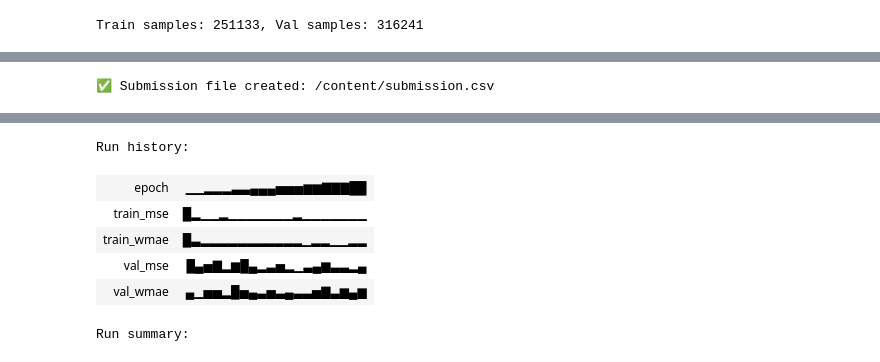
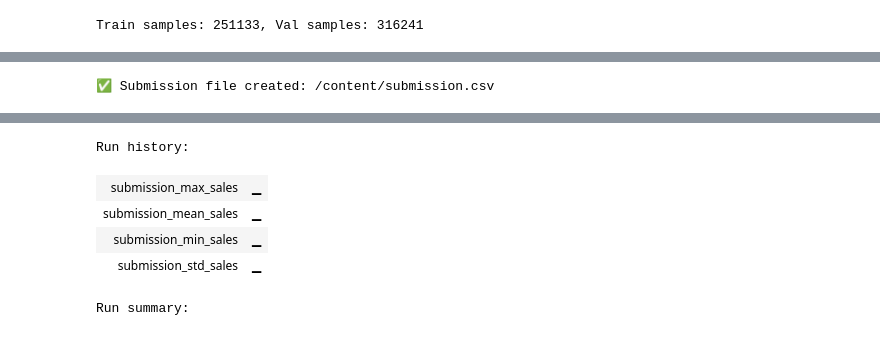
Before and after one commit to lkhok22/ML-FinalProject-Walmart-Recruiting---Store-Sales-Forecasting, a Jupyter notebook: model_experiment_DLinear.ipynb, the cells around one changed output, grey strips where cells are left out. Drawn from its saved outputs; the diff is of its cells as text; code cells hidden in the pictures.

```diff
--- a/model_experiment_DLinear.ipynb
+++ b/model_experiment_DLinear.ipynb
@@ -279,14 +406,16 @@ Epoch 20/20 — Train MSE: 0.0956, Train WMAE: 0.2780, Val MSE: 0.1057, Val WMAE
 import pandas as pd
 import numpy as np
 import torch
-from torch.utils.data import DataLoader
+from torch.utils.data import Dataset, DataLoader
 import os
+import wandb
 
-# Ensure the model is in evaluation mode
-model.eval()
-device = torch.device("cuda" if torch.cuda.is_available() else "cpu")
+# Initialize WandB for submission tracking
+wandb.init(project="walmart-dlinear", name="submission-run-v2", config={
+    "seq_len": 36, "pred_len": 6, "model": "DLinear-Enhanced", "n_features": 16
+})
 
-# Step 1: Preprocess the test data
+# Step 1: Load and preprocess test data
 test = pd.read_csv('/content/walmart_data/test.csv')
 features = pd.read_csv('/content/walmart_data/features.csv')
 stores = pd.read_csv('/content/walmart_data/stores.csv')
@@ -297,6 +426,16 @@ test_df = pd.merge(test_df, stores, on='Store', how='left')
 test_df = test_df.drop(columns=['IsHoliday_x']).rename(columns={'IsHoliday_y': 'IsHoliday'})
 test_df['Date'] = pd.to_datetime(test_df['Date'])
 test_df = test_df.sort_values(by=['Store', 'Dept', 'Date'])
+
+# Add holiday-specific features
+holiday_dates = {
+    'SuperBowl': ['2010-02-12', '2011-02-11', '2012-02-10', '2013-02-08'],
+    'LaborDay': ['2010-09-10', '2011-09-09', '2012-09-07', '2013-09-06'],
+    'Thanksgiving': ['2010-11-26', '2011-11-25', '2012-11-23', '2013-11-29'],
+    'Christmas': ['2010-12-31', '2011-12-30', '2012-12-28', '2013-12-27']
+}
+for holiday, dates in holiday_dates.items():
+    test_df[holiday] = test_df['Date'].isin(pd.to_datetime(dates)).astype(int)
 
 # Handle missing values consistently with training
 test_df['MarkDown1'].fillna(0, inplace=True)
@@ -314,14 +453,15 @@ test_df['Size'].fillna(df['Size'].mean(), inplace=True)
 
 # Scale features using the same scaler as training
 feature_cols = ['Temperature', 'Fuel_Price', 'CPI', 'Unemployment', 'MarkDown1', 'MarkDown2',
-                'MarkDown3', 'MarkDown4', 'MarkDown5', 'Size', 'Type', 'IsHoliday']
+                'MarkDown3', 'MarkDown4', 'MarkDown5', 'Size', 'Type', 'IsHoliday',
+                'SuperBowl', 'LaborDay', 'Thanksgiving', 'Christmas']
 test_df[feature_cols] = scaler_features.transform(test_df[feature_cols].clip(lower=-1e5, upper=1e5))
 
 # Check for NaN or inf
 assert not test_df[feature_cols].isna().any().any(), "NaN values in test data"
 assert not test_df[feature_cols].isin([np.inf, -np.inf]).any().any(), "Inf values in test data"
 
-# Step 2: Prepare test dataset for DLinear
+# Step 2: Prepare test sequences
 def create_test_sequences(test_df, time_series_dict, seq_len=36):
     test_data = []
     test_ids = []
@@ -330,41 +470,36 @@ def create_test_sequences(test_df, time_series_dict, seq_len=36):
     for _, row in store_dept_pairs.iterrows():
         store, dept = row['Store'], row['Dept']
         test_sub_df = test_df[(test_df['Store'] == store) & (test_df['Dept'] == dept)].sort_values('Date')
-        train_sub_df = df[(df['Store'] == store) & (df['Dept'] == dept)].sort_values('Date')
 
         if len(test_sub_df) == 0:
             continue
 
-        # Get the last seq_len weeks from training data
+        # Get historical data from training
         if (store, dept) in time_series_dict:
             train_sales = time_series_dict[(store, dept)]['sales']
             train_features = time_series_dict[(store, dept)]['features']
             train_dates = time_series_dict[(store, dept)]['dates']
         else:
-            # If no training data, use zeros or mean values
+            # Fallback for unseen store-dept pairs
             train_sales = np.zeros(seq_len, dtype=np.float32)
             train_features = np.zeros((seq_len, len(feature_cols)), dtype=np.float32)
             train_dates = test_sub_df['Date'].min() - pd.Timedelta(weeks=seq_len)
             train_dates = pd.date_range(end=train_dates, periods=seq_len, freq='W-FRI')
 
-        # For each test date, create input sequence
+        # For each test date
         for date in test_sub_df['Date'].unique():
             test_row = test_sub_df[test_sub_df['Date'] == date]
             if len(test_row) == 0:
                 continue
 
-            # Find the index of the closest prior date in training
-            last_train_date = train_dates[-1] if len(train_dates) > 0 else date - pd.Timedelta(weeks=seq_len)
-            weeks_diff = (date - pd.to_datetime(last_train_date)).days // 7
-
-            # Use the last seq_len weeks from training data
+            # Get the last seq_len weeks from training data
             x_sales = train_sales[-seq_len:] if len(train_sales) >= seq_len else np.pad(train_sales, (seq_len - len(train_sales), 0), mode='constant')
             x_features = train_features[-seq_len:] if len(train_features) >= seq_len else np.pad(train_features, ((seq_len - len(train_features), 0), (0, 0)), mode='constant')
 
-            # Append test features (only for the current week)
+            # Replace the last week's features with test week's features
             test_features = test_row[feature_cols].values.astype(np.float32)
             if len(test_features) > 0:
-                x_features[-1] = test_features[0]  # Replace the last week's features with test week's features
+                x_features[-1] = test_features[0]
 
             # Create Id for submission
             date_str = date.strftime('%Y-%m-%d')
@@ -378,7 +513,7 @@ def create_test_sequences(test_df, time_series_dict, seq_len=36):
 # Create test sequences
 test_data, test_ids = create_test_sequences(test_df, time_series_dict, seq_len=36)
 
-# Convert to DataLoader
+# Define test dataset
 class TestDataset(Dataset):
     def __init__(self, test_data):
         self.test_data = test_data
@@ -394,14 +529,18 @@ class TestDataset(Dataset):
 test_dataset = TestDataset(test_data)
 test_loader = DataLoader(test_dataset, batch_size=32, shuffle=False)
 
-# Step 3: Generate predictions
+# Step 3: Load the best model and generate predictions
+device = torch.device("cuda" if torch.cuda.is_available() else "cpu")
+model = DLinear(seq_len=36, pred_len=6, n_features=16).to(device)
+model.load_state_dict(torch.load('/content/drive/MyDrive/ML-FinalProject/dlinear_model_best.pth'))
+model.eval()
+
 predictions = []
 with torch.no_grad():
     for xb_sales, xb_features in test_loader:
         xb_sales, xb_features = xb_sales.to(device), xb_features.to(device)
         preds = model(xb_sales, xb_features)  # Shape: (batch_size, pred_len)
-        # Take only the first prediction (for the next week)
-        preds = preds[:, 0]  # Shape: (batch_size,)
+        preds = preds[:, 0]  # Take first week prediction
         predictions.append(preds.cpu().numpy())
 
 predictions = np.concatenate(predictions, axis=0)
@@ -415,14 +554,24 @@ submission = pd.DataFrame({
     'Weekly_Sales': predictions
 })
 
-# Ensure no negative sales predictions
+# Clip negative predictions
 submission['Weekly_Sales'] = submission['Weekly_Sales'].clip(lower=0)
 
 # Save submission file
-submission.to_csv('/content/submission.csv', index=False)
-print("✅ Submission file created: /content/submission.csv")
+submission_path = '/content/submission.csv'
+submission.to_csv(submission_path, index=False)
+print(f"✅ Submission file created: {submission_path}")
 
 # Log submission to WandB
-wandb.save('/content/submission.csv')
+wandb.save(submission_path)
+
+# Log summary statistics
+wandb.log({
+    "submission_mean_sales": submission['Weekly_Sales'].mean(),
+    "submission_std_sales": submission['Weekly_Sales'].std(),
+    "submission_min_sales": submission['Weekly_Sales'].min(),
+    "submission_max_sales": submission['Weekly_Sales'].max()
+})
+
 wandb.finish()
 # %% [output]
@@ -446,9 +600,8 @@ wandb: WARNING Saving files without folders. If you want to preserve subdirector
 ✅ Submission file created: /content/submission.csv
 [interactive output not drawn]
 Run history:
-| epoch | ▁▁▂▂▂▃▃▄▄▄▅▅▅▆▆▇▇▇██ |
-| train_mse | █▂▁▁▂▁▁▁▁▁▁▁▂▁▁▁▁▁▁▁ |
-| train_wmae | █▃▂▂▂▂▂▂▂▂▂▂▂▁▂▂▁▁▂▂ |
-| val_mse | █▄▅▇▂▆█▄▂▃▅▂▁▃▄▆▃▃▂▄ |
-| val_wmae | ▄▁▅▅▂█▅▄▃▅▃▄▃▃▅▇▃▆▄▆ |
+| submission_max_sales | ▁ |
+| submission_mean_sales | ▁ |
+| submission_min_sales | ▁ |
+| submission_std_sales | ▁ |
 Run summary:
```
Also changed, not shown: parts of 5 cells of this notebook.
